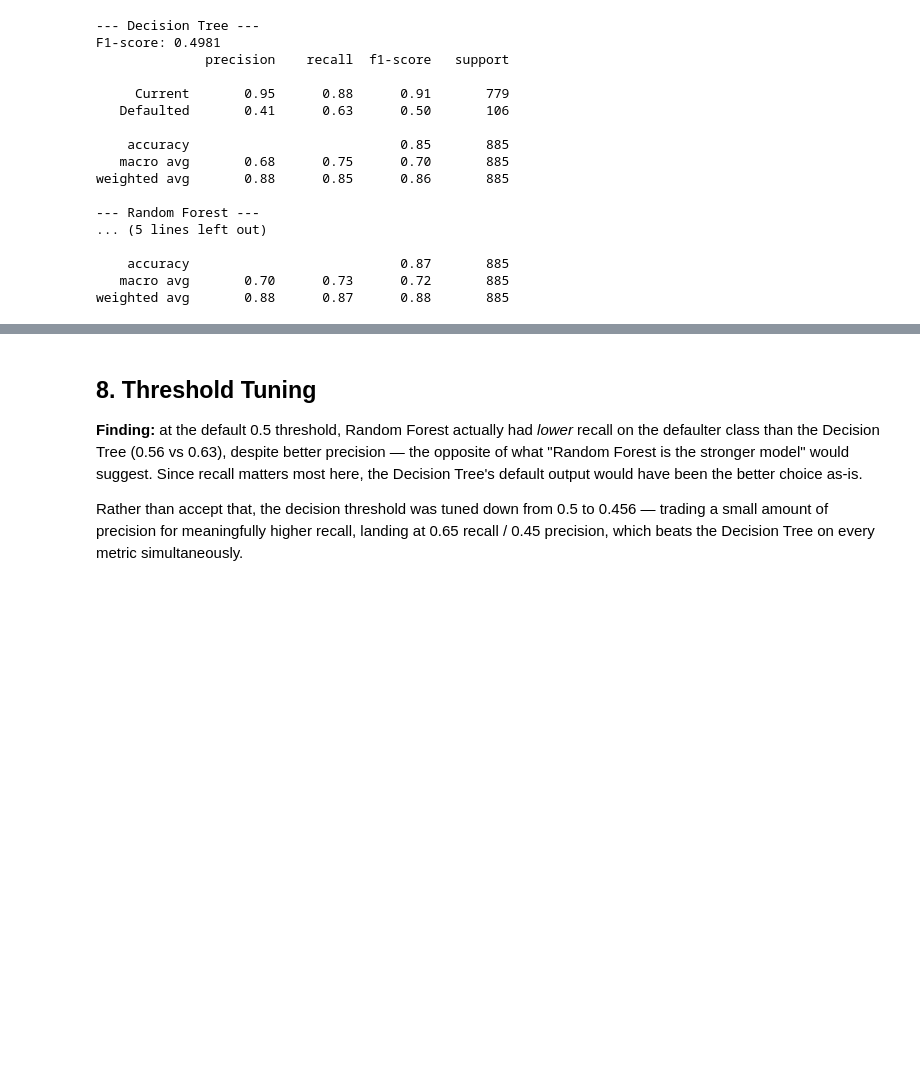
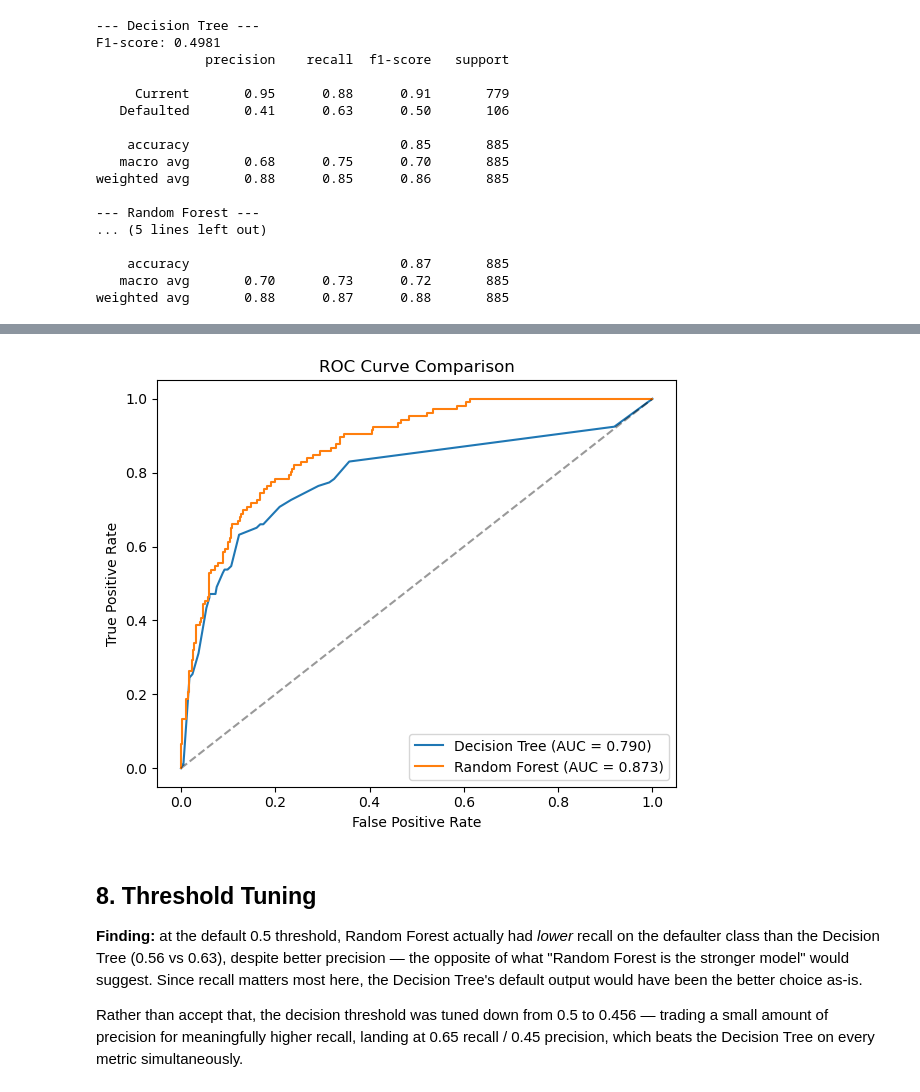
Before and after one commit to Schwoz17/flexisaf-capstone, a Jupyter notebook: flexisaf_fee_defaulter_prediction_system.ipynb, the cells around one changed output, grey strips where cells are left out. Saved outputs shown, nothing was run; the diff lists cells and outputs as text; code cells hidden in the pictures; blank space fills up the shorter version.

```diff
--- a/flexisaf_fee_defaulter_prediction_system.ipynb
+++ b/flexisaf_fee_defaulter_prediction_system.ipynb
@@ -305,3 +322,22 @@ weighted avg       0.88      0.87      0.88       885
+# %%
+from sklearn.metrics import roc_curve, auc
+
+plt.figure(figsize=(6, 5))
+for name, model in [("Decision Tree", dt), ("Random Forest", rf)]:
+    probs = model.predict_proba(X_test)[:, 1]
+    fpr, tpr, _ = roc_curve(y_test, probs)
+    plt.plot(fpr, tpr, label=f"{name} (AUC = {auc(fpr, tpr):.3f})")
+
+plt.plot([0, 1], [0, 1], "k--", alpha=0.4)
+plt.xlabel("False Positive Rate")
+plt.ylabel("True Positive Rate")
+plt.title("ROC Curve Comparison")
+plt.legend()
+plt.tight_layout()
+plt.savefig("visuals/roc_curve.png", bbox_inches="tight")
+plt.show()
+# %% [output]
+[figure, added]
 # %% [markdown]
 ## 8. Threshold Tuning
 
```
Also changed, not shown: parts of 11 cells of this notebook, 8 other files.
